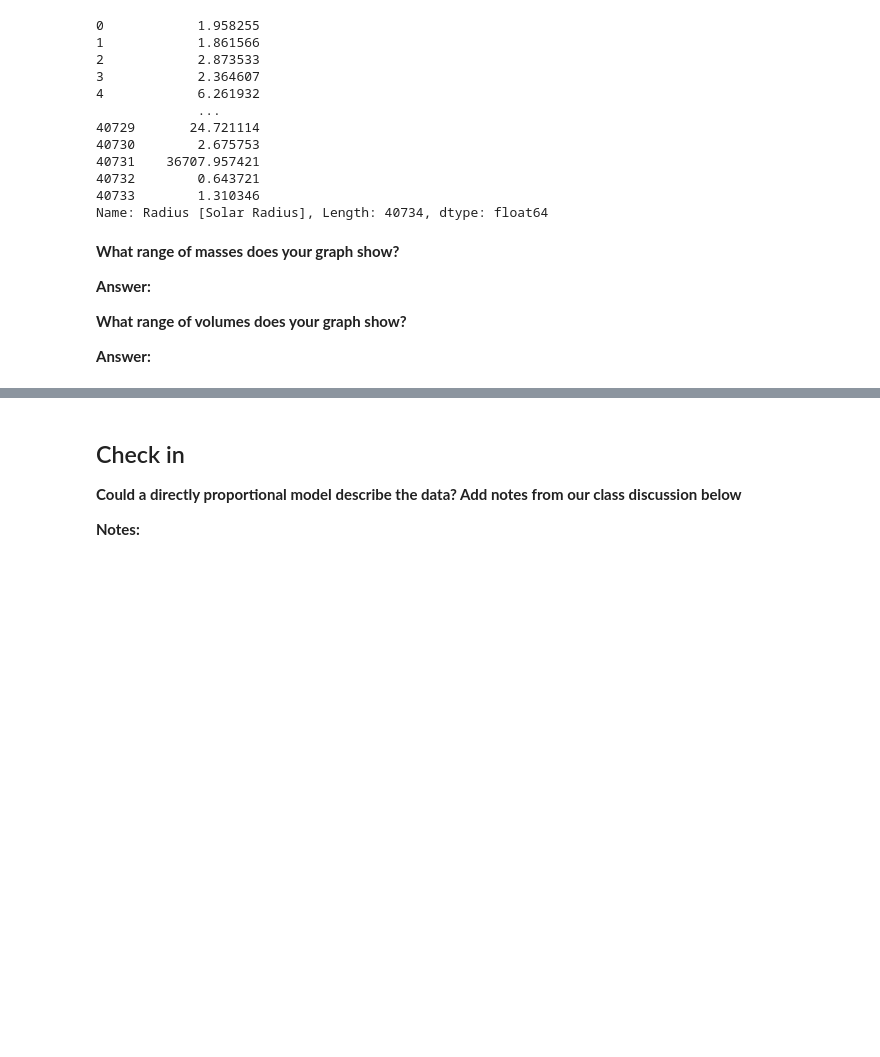
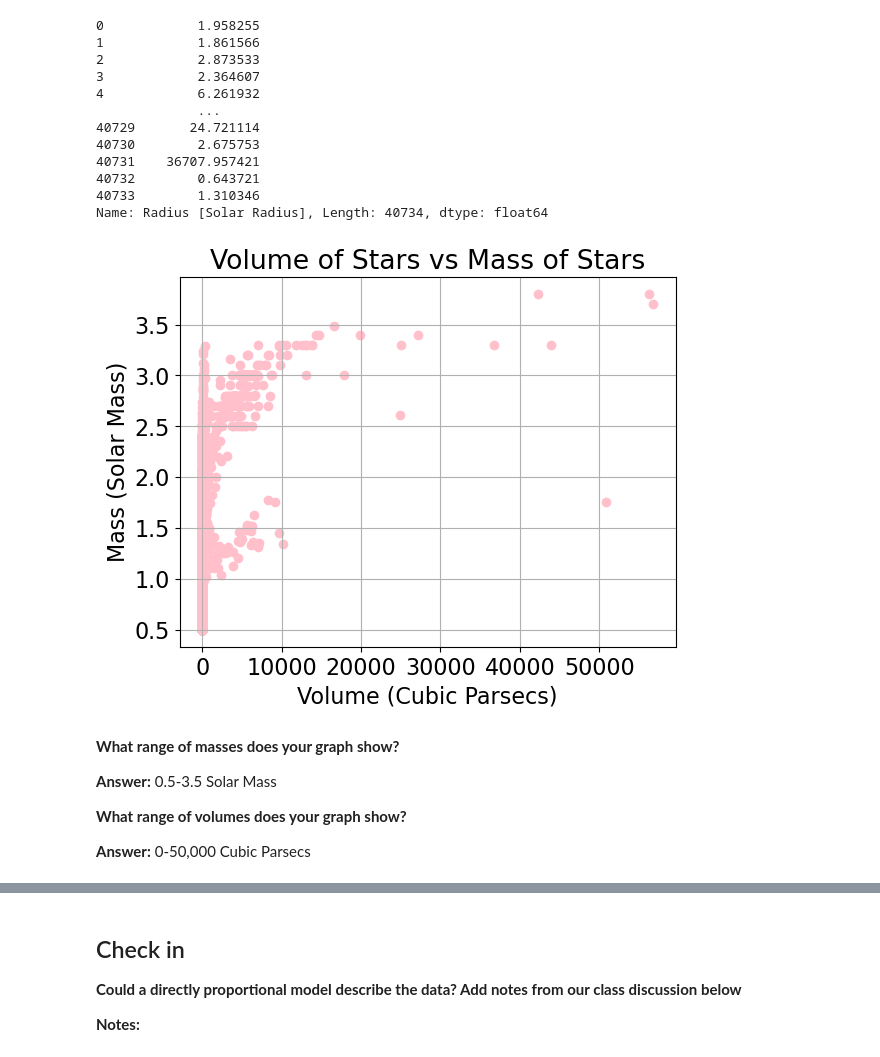
Before and after one commit to gflorencia13/CFR-2025, a Jupyter notebook: Astro/Blank/1 - Stars Pt2 .ipynb, the cells around one changed output, grey strips where cells are left out. Drawn from its saved outputs; the diff is of its cells as text; code cells hidden in the pictures; blank space fills up the shorter version.

```diff
--- a/Astro/Blank/1 - Stars Pt2 .ipynb
+++ b/Astro/Blank/1 - Stars Pt2 .ipynb
@@ -87,16 +87,21 @@ matplotlib.rc('font', **{'family':'sans-serif', 'size':16})
 # %%
 # create a scatter plot where mass is on the y axis and volume is on the x axis
 # don't forget to label both axes
-plt.scatter(volume_of_stars, M)
-plt.title('')
+plt.scatter(volume_of_stars, M, color="pink")
+plt.title('Volume of Stars vs Mass of Stars')
+plt.xlabel("Volume (Cubic Parsecs)")
+plt.ylabel("Mass (Solar Mass)")
+plt.grid()
+# %% [output]
+[figure, added]
 # %% [markdown]
 **What range of masses does your graph show?**
 
-**Answer:**
+**Answer:** 0.5-3.5 Solar Mass
 
 **What range of volumes does your graph show?**
 
-**Answer:**
+**Answer:** 0-50,000 Cubic Parsecs
 # %%
 # the scatter plot has some mess in it! let's get rid of it by zooming in
 # zoom in on a volume range of (0, 15)
```
Also changed, not shown: parts of 9 cells of this notebook.
